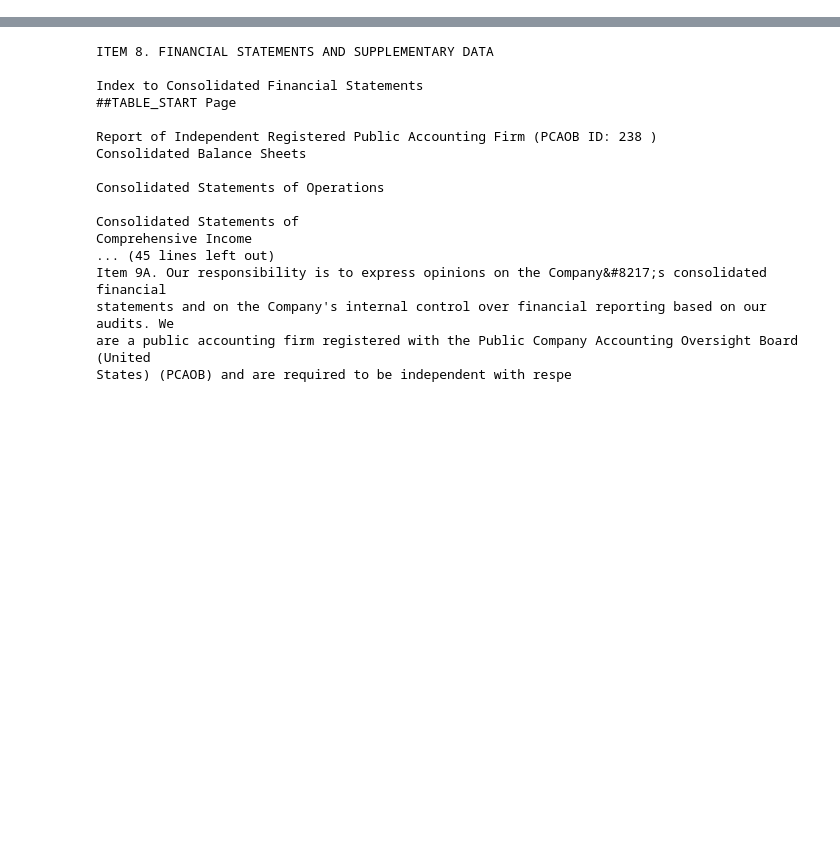
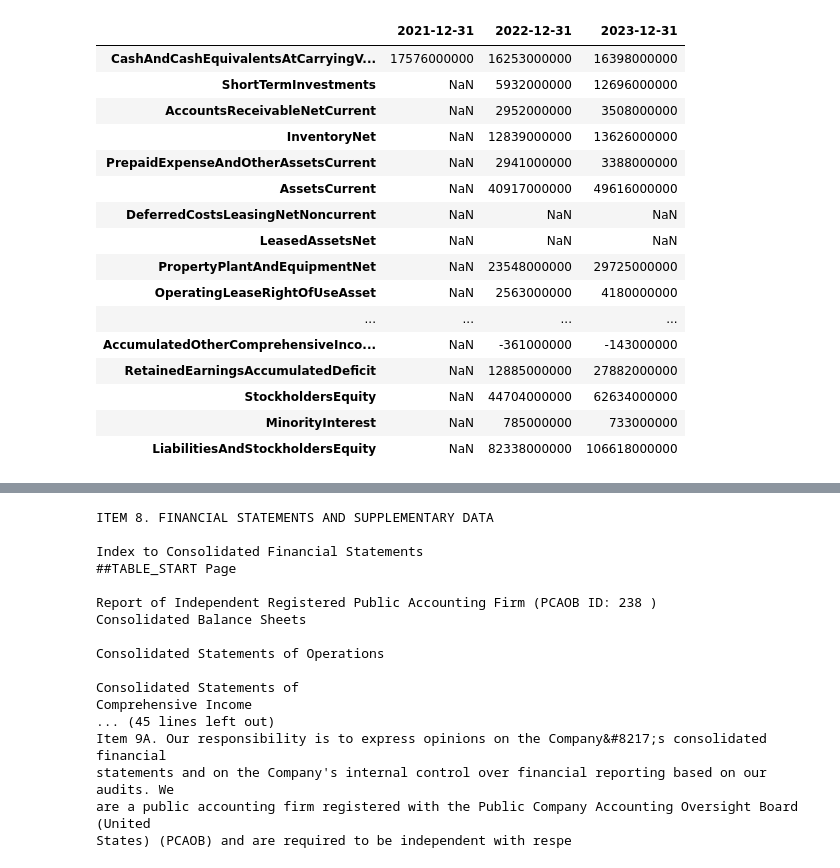
Before and after one commit to Ayonator77/GPT-SEC, a Jupyter notebook: SEC_DATA.ipynb, the cells around one changed output, grey strips where cells are left out. Drawn from its saved outputs; the diff is of its cells as text; code cells hidden in the pictures; blank space fills up the shorter version.

```diff
--- a/SEC_DATA.ipynb
+++ b/SEC_DATA.ipynb
@@ -73,0 +114,43 @@ df_income
+# %%
+def get_balance_sheet(final_json):
+    balance_sheet_store = {}
+    for usGAAP in final_json['BalanceSheets']:
+        values = []
+        indicies = []
+
+        for fact in final_json['BalanceSheets'][usGAAP]:
+            if 'segment' not in fact:
+                index = fact['period']['instant']
+
+                if index in indicies:
+                    continue
+                if "value" not in fact:
+                    values.append(0)
+                else:
+                    values.append(fact['value'])
+                indicies.append(index)
+
+            balance_sheet_store[usGAAP] = pd.Series(values, index=indicies)
+
+    balance_sheet = pd.DataFrame(balance_sheet_store)
+    return balance_sheet.T
+# %%
+get_balance_sheet(init_query)
+# %% [output]
+|  | 2021-12-31 | 2022-12-31 | 2023-12-31 |
+| CashAndCashEquivalentsAtCarryingV... | 17576000000 | 16253000000 | 16398000000 |
+| ShortTermInvestments | NaN | 5932000000 | 12696000000 |
+| AccountsReceivableNetCurrent | NaN | 2952000000 | 3508000000 |
+| InventoryNet | NaN | 12839000000 | 13626000000 |
+| PrepaidExpenseAndOtherAssetsCurrent | NaN | 2941000000 | 3388000000 |
+| AssetsCurrent | NaN | 40917000000 | 49616000000 |
+| DeferredCostsLeasingNetNoncurrent | NaN | NaN | NaN |
+| LeasedAssetsNet | NaN | NaN | NaN |
+| PropertyPlantAndEquipmentNet | NaN | 23548000000 | 29725000000 |
+| OperatingLeaseRightOfUseAsset | NaN | 2563000000 | 4180000000 |
+| ... | ... | ... | ... |
+| AccumulatedOtherComprehensiveInco... | NaN | -361000000 | -143000000 |
+| RetainedEarningsAccumulatedDeficit | NaN | 12885000000 | 27882000000 |
+| StockholdersEquity | NaN | 44704000000 | 62634000000 |
+| MinorityInterest | NaN | 785000000 | 733000000 |
+| LiabilitiesAndStockholdersEquity | NaN | 82338000000 | 106618000000 |
```
Also changed, not shown: parts of 11 cells of this notebook.
